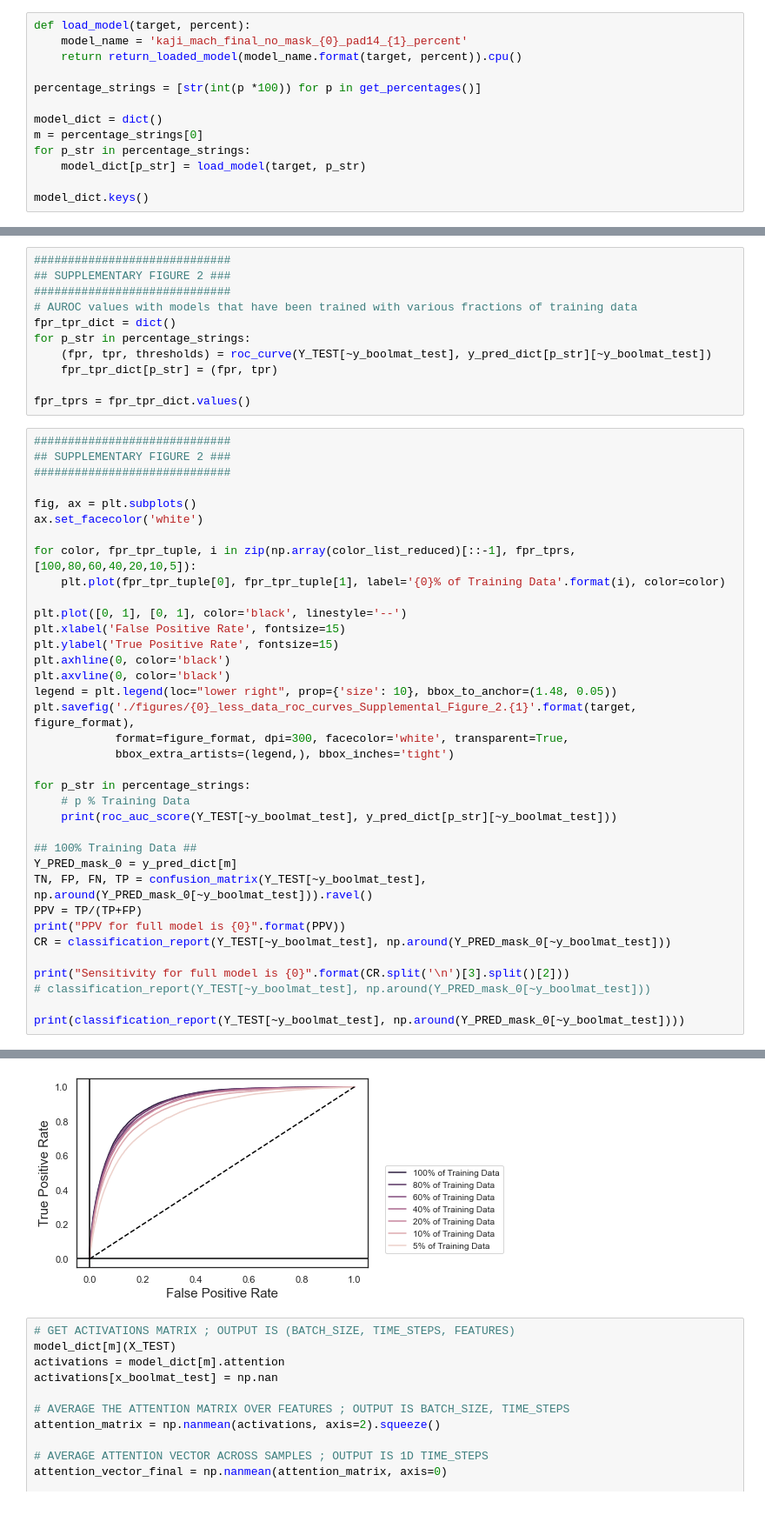
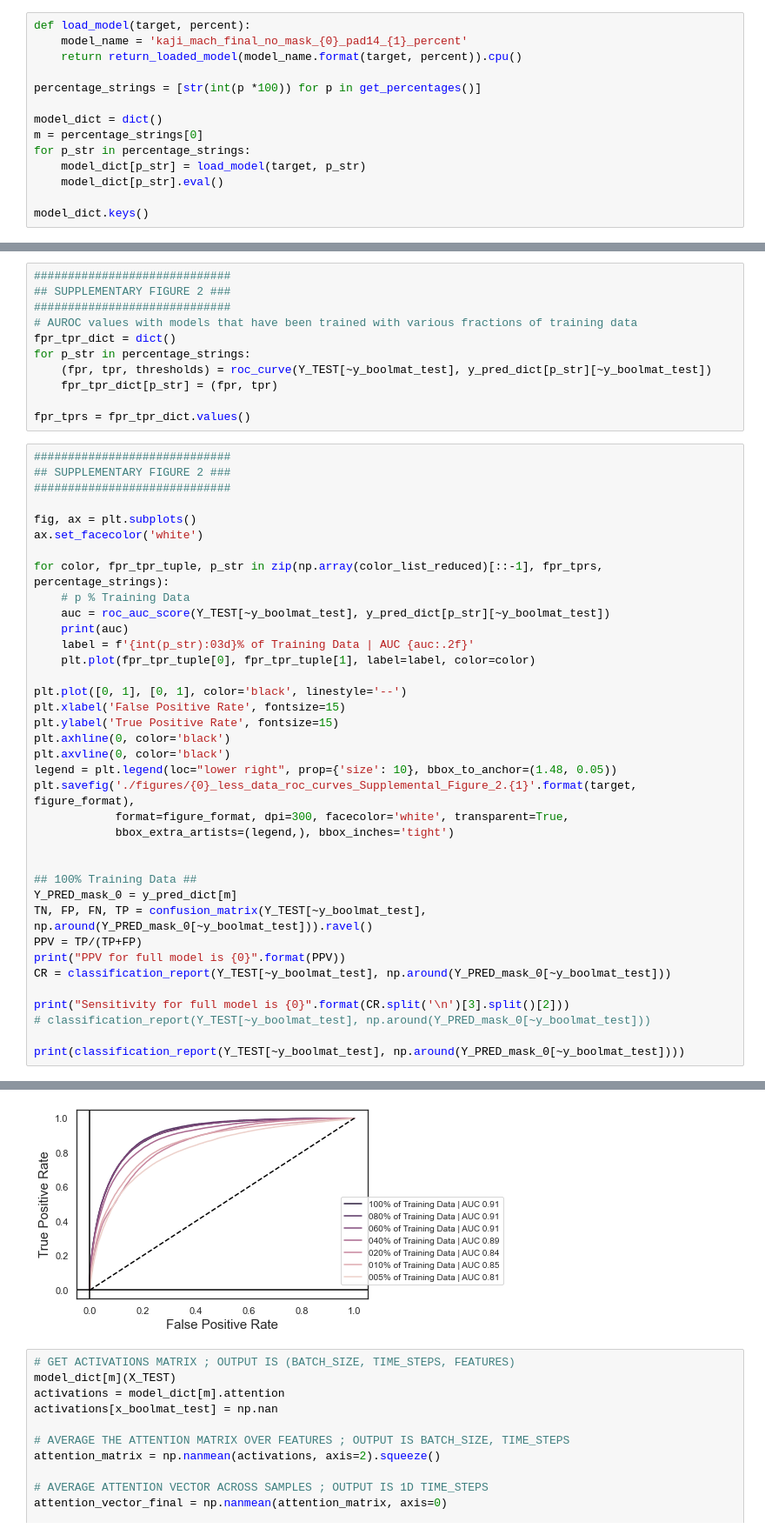
Before and after one commit to stemike/mimic-lstm, a Jupyter notebook: attention_mimic_implementation-final.ipynb, the cells around one changed output, grey strips where cells are left out. Shown at 87% size. Saved outputs shown, nothing was run; the diff lists cells and outputs as text.

```diff
--- a/attention_mimic_implementation-final.ipynb
+++ b/attention_mimic_implementation-final.ipynb
@@ -82,6 +84,7 @@ model_dict = dict()
 m = percentage_strings[0]
 for p_str in percentage_strings:
     model_dict[p_str] = load_model(target, p_str)
+    model_dict[p_str].eval()
 
 model_dict.keys()
 # %% [output]
@@ -248,8 +249,12 @@ fpr_tprs = fpr_tpr_dict.values()
 fig, ax = plt.subplots()
 ax.set_facecolor('white')
 
-for color, fpr_tpr_tuple, i in zip(np.array(color_list_reduced)[::-1], fpr_tprs, [100,80,60,40,20,10,5]):
-    plt.plot(fpr_tpr_tuple[0], fpr_tpr_tuple[1], label='{0}% of Training Data'.format(i), color=color)
+for color, fpr_tpr_tuple, p_str in zip(np.array(color_list_reduced)[::-1], fpr_tprs, percentage_strings):
+    # p % Training Data
+    auc = roc_auc_score(Y_TEST[~y_boolmat_test], y_pred_dict[p_str][~y_boolmat_test])
+    print(auc)
+    label = f'{int(p_str):03d}% of Training Data | AUC {auc:.2f}'
+    plt.plot(fpr_tpr_tuple[0], fpr_tpr_tuple[1], label=label, color=color)
 
 plt.plot([0, 1], [0, 1], color='black', linestyle='--')
 plt.xlabel('False Positive Rate', fontsize=15)
@@ -261,9 +266,6 @@ plt.savefig('./figures/{0}_less_data_roc_curves_Supplemental_Figure_2.{1}'.forma
             format=figure_format, dpi=300, facecolor='white', transparent=True,
             bbox_extra_artists=(legend,), bbox_inches='tight')
 
-for p_str in percentage_strings:
-    # p % Training Data
-    print(roc_auc_score(Y_TEST[~y_boolmat_test], y_pred_dict[p_str][~y_boolmat_test]))
 
 ## 100% Training Data ##
 Y_PRED_mask_0 = y_pred_dict[m]
@@ -296,5 +298,5 @@ Sensitivity for full model is 0.74
 weighted avg       0.85      0.85      0.85     89866
-[figure, old version]
+[figure, new version]
 # %%
 # GET ACTIVATIONS MATRIX ; OUTPUT IS (BATCH_SIZE, TIME_STEPS, FEATURES)
 model_dict[m](X_TEST)
```
Also changed, not shown: parts of 17 cells of this notebook, 59 other files.
